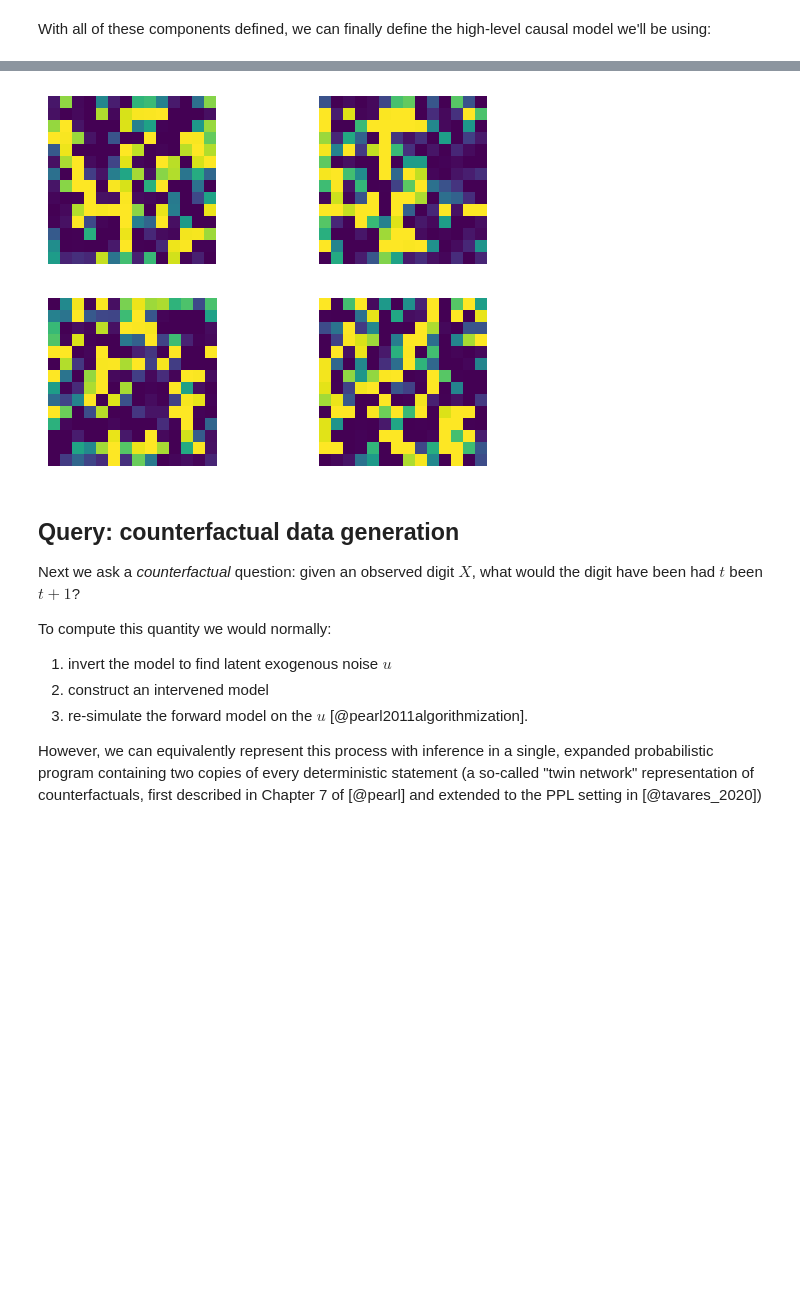
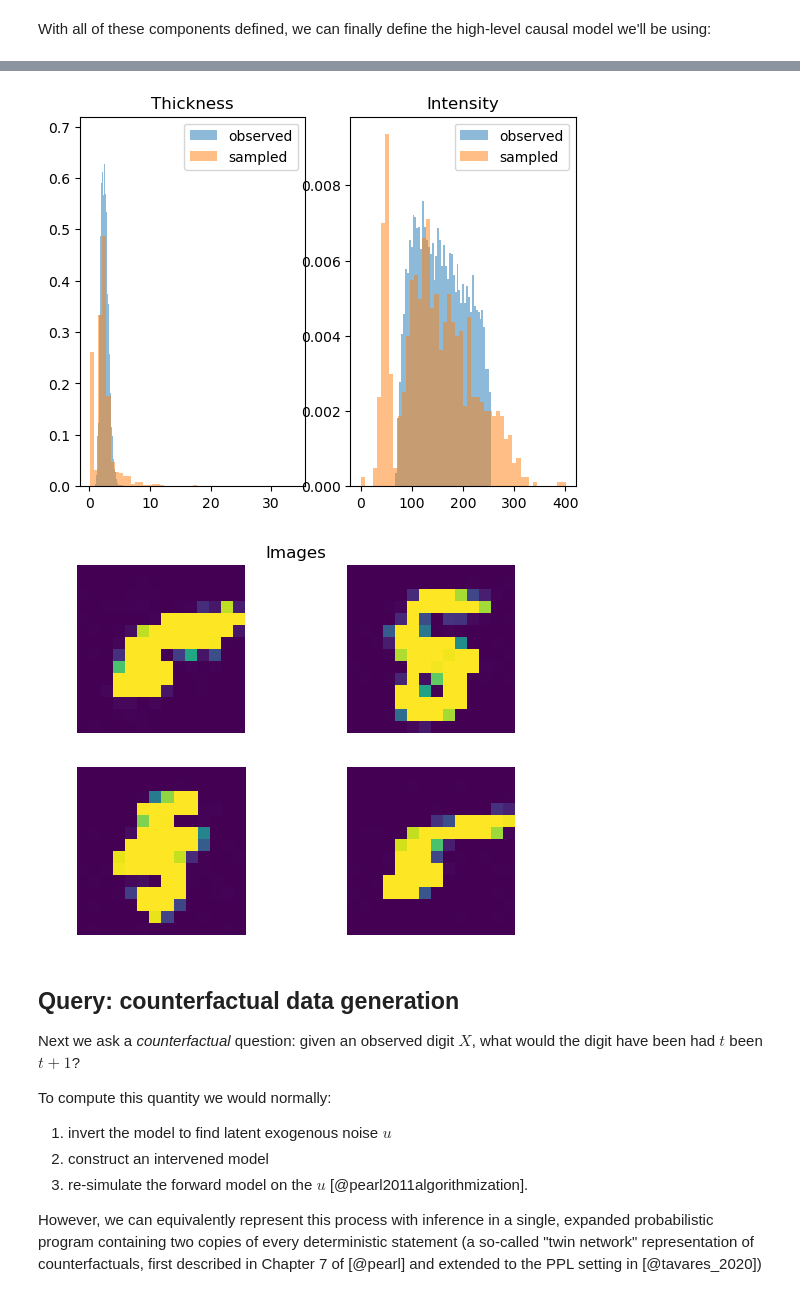
Before and after one commit to BasisResearch/chirho, a Jupyter notebook: docs/source/deepscm.ipynb, the cells around one changed output, grey strips where cells are left out. Drawn from its saved outputs; the diff is of its cells as text; code cells hidden in the pictures; blank space fills up the shorter version.

```diff
--- a/docs/source/deepscm.ipynb
+++ b/docs/source/deepscm.ipynb
@@ -78,17 +78,18 @@ def load_idx(path: str) -> np.ndarray:
 DATA_PATH = os.path.join(os.getcwd(), "../datasets/morphomnist/")
 DIGIT = 5
 
+raw_images = load_idx(os.path.join(DATA_PATH, "train-images-idx3-ubyte.gz"))
+raw_images = skimage.measure.block_reduce(raw_images, block_size=(1, 2, 2))
+
 raw_labels = load_idx(os.path.join(DATA_PATH, "train-labels-idx1-ubyte.gz"))
-raw_images = load_idx(os.path.join(DATA_PATH, "train-images-idx3-ubyte.gz"))
 raw_metrics = pd.read_csv(os.path.join(DATA_PATH, "train-morpho.csv"), index_col= 'index')
 raw_thickness = np.array(raw_metrics["thickness"])[..., None]
 raw_intensity = np.array(raw_metrics["intensity"])[..., None]
-raw_reduced_images = skimage.measure.block_reduce(raw_images, block_size=(1, 2, 2))
 
 digit_indices = (raw_labels == DIGIT) if DIGIT is not None else (raw_labels == raw_labels)
 
 labels = torch.tensor(raw_labels[digit_indices]).to(torch.long).requires_grad_(False).detach()
-images = torch.tensor(raw_reduced_images[np.broadcast_to(digit_indices[..., None, None], raw_reduced_images.shape)].reshape(-1, 1, *raw_reduced_images.shape[-2:])).to(torch.float32).requires_grad_(False).detach()
+images = torch.tensor(raw_images[np.broadcast_to(digit_indices[..., None, None], raw_images.shape)].reshape(-1, 1, *raw_images.shape[-2:])).to(torch.float32).requires_grad_(False).detach()
 thickness = torch.tensor(raw_thickness[digit_indices]).to(torch.float32).requires_grad_(False).detach()
 intensity = torch.tensor(raw_intensity[digit_indices]).to(torch.float32).requires_grad_(False).detach()
 
@@ -209,8 +210,8 @@ class IntensityTransform(ConditionalComposeTransformModule):
         )
         super().__init__([
             Transforms.ConditionalSpline(intensity_nn, intensity_size, count_bins),
-            Transforms.SigmoidTransform(),
             Transforms.AffineTransform(loc=bias, scale=weight),
+            Transforms.SoftplusTransform(),
         ])
 # %% [markdown]
 The transformation for the images is somewhat involved. Much of the neural network architecture is taken from [this PyTorch tutorial] on normalizing flows, which readers are encouraged to peruse for further background on normalizing flows in general and this architecture in particular.
@@ -623,14 +622,30 @@ LOCAL_RANK: 0 - CUDA_VISIBLE_DEVICES: [0]
-# %%
-predictive = pyro.infer.Predictive(pyro.condition(model, dict(T=thickness[0:1].cuda(), I=intensity[0:1].cuda())), guide=guide, num_samples=4)
-img = predictive()["X"].cpu()
-
-fig = plt.figure()
-for i in range(2 * 2):
-    fig.add_subplot(2, 2, i + 1)
-    plt.imshow(img[i].reshape(*img.shape[-2:]))
-    plt.axis('off')
-# %% [output]
-[figure, removed]
+# %%
+predictive = pyro.infer.Predictive(model, guide=guide, num_samples=1000, parallel=True).to(device=torch.device("cpu"))
+samples = predictive()
+
+fig = plt.figure()
+fig.add_subplot(1, 2, 1)
+plt.hist(thickness[..., 0], bins=50, alpha=0.5, density=True, label="observed")
+plt.hist(samples["T"][..., 0], bins=50, alpha=0.5, density=True, label="sampled")
+plt.title("Thickness")
+plt.legend()
+
+fig.add_subplot(1, 2, 2)
+plt.hist(intensity[..., 0], bins=50, alpha=0.5, density=True, label="observed")
+plt.hist(samples["I"][..., 0], bins=50, alpha=0.5, density=True, label="sampled")
+plt.title("Intensity")
+plt.legend()
+
+fig = plt.figure()
+plt.title("Images")
+plt.axis("off")
+for i in range(2 * 2):
+    fig.add_subplot(2, 2, i + 1)
+    plt.imshow(samples["X"][i].squeeze())
+    plt.axis("off")
+# %% [output]
+[figure, added]
+[figure, added]
 # %% [markdown]
 ## Query: counterfactual data generation
 
```
Also changed, not shown: parts of 5 cells of this notebook.
